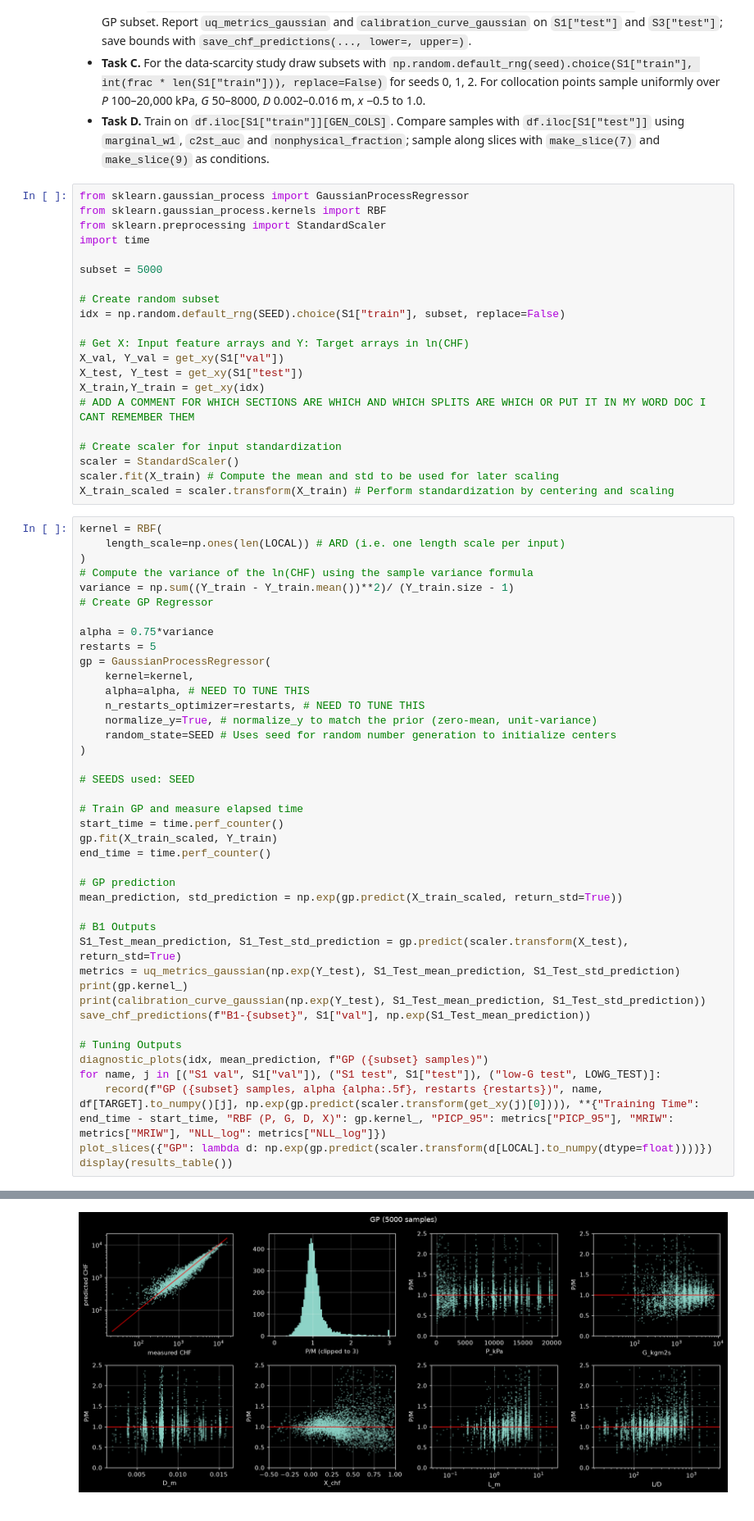
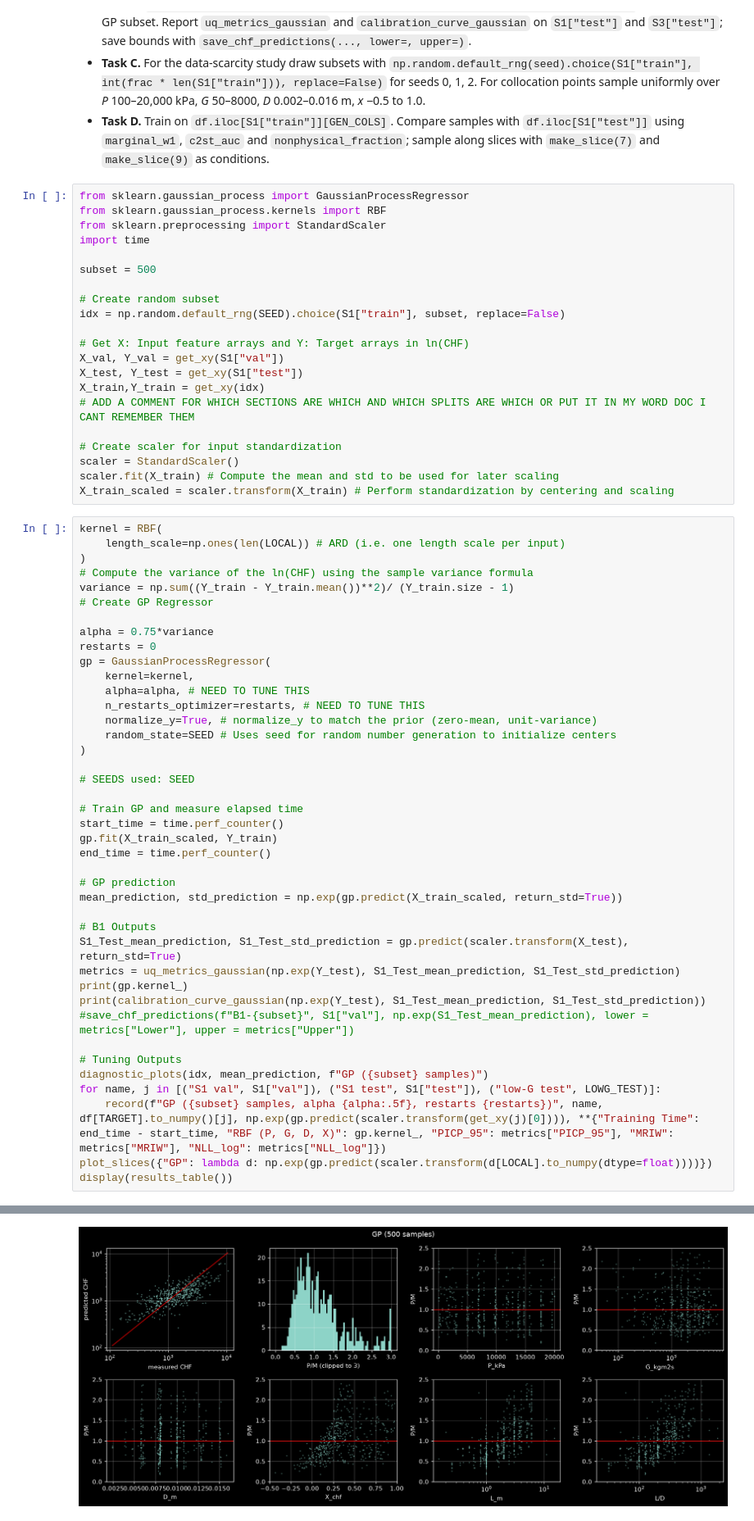
Before and after one commit to JosephAmador56/MECH4V95_Homework, a Jupyter notebook: homework_notebook.ipynb, the cells around one changed output, grey strips where cells are left out. Shown at 82% size. Drawn from its saved outputs; the diff is of its cells as text.

```diff
--- a/homework_notebook.ipynb
+++ b/homework_notebook.ipynb
@@ -652,7 +652,7 @@ from sklearn.gaussian_process.kernels import RBF
 from sklearn.preprocessing import StandardScaler
 import time
 
-subset = 5000
+subset = 500
 
 # Create random subset
 idx = np.random.default_rng(SEED).choice(S1["train"], subset, replace=False)
@@ -676,7 +676,7 @@ variance = np.sum((Y_train - Y_train.mean())**2)/ (Y_train.size - 1)
 # Create GP Regressor
 
 alpha = 0.75*variance
-restarts = 5
+restarts = 0
 gp = GaussianProcessRegressor(
     kernel=kernel,
     alpha=alpha, # NEED TO TUNE THIS
@@ -700,7 +700,7 @@ S1_Test_mean_prediction, S1_Test_std_prediction = gp.predict(scaler.transform(X_
 metrics = uq_metrics_gaussian(np.exp(Y_test), S1_Test_mean_prediction, S1_Test_std_prediction)
 print(gp.kernel_)
 print(calibration_curve_gaussian(np.exp(Y_test), S1_Test_mean_prediction, S1_Test_std_prediction))
-save_chf_predictions(f"B1-{subset}", S1["val"], np.exp(S1_Test_mean_prediction))
+#save_chf_predictions(f"B1-{subset}", S1["val"], np.exp(S1_Test_mean_prediction), lower = metrics["Lower"], upper = metrics["Upper"])
 
 # Tuning Outputs
 diagnostic_plots(idx, mean_prediction, f"GP ({subset} samples)")
@@ -724 +723 @@ saved outputs\pred_B1-5000_S1test.csv (3687, 3)
-[figure, old version]
+[figure, new version]
```
Also changed, not shown: parts of 1 cell of this notebook, 8 other files.
